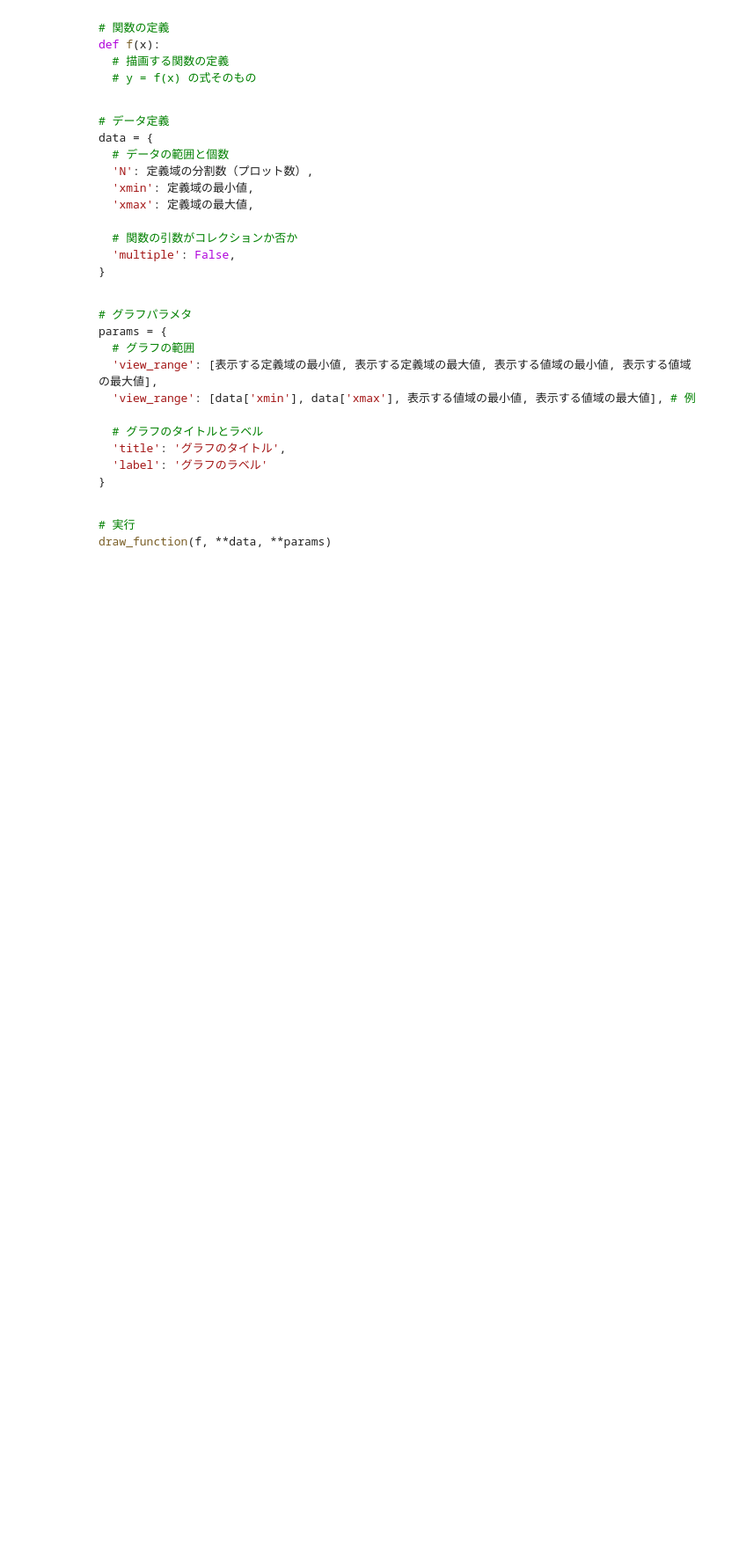
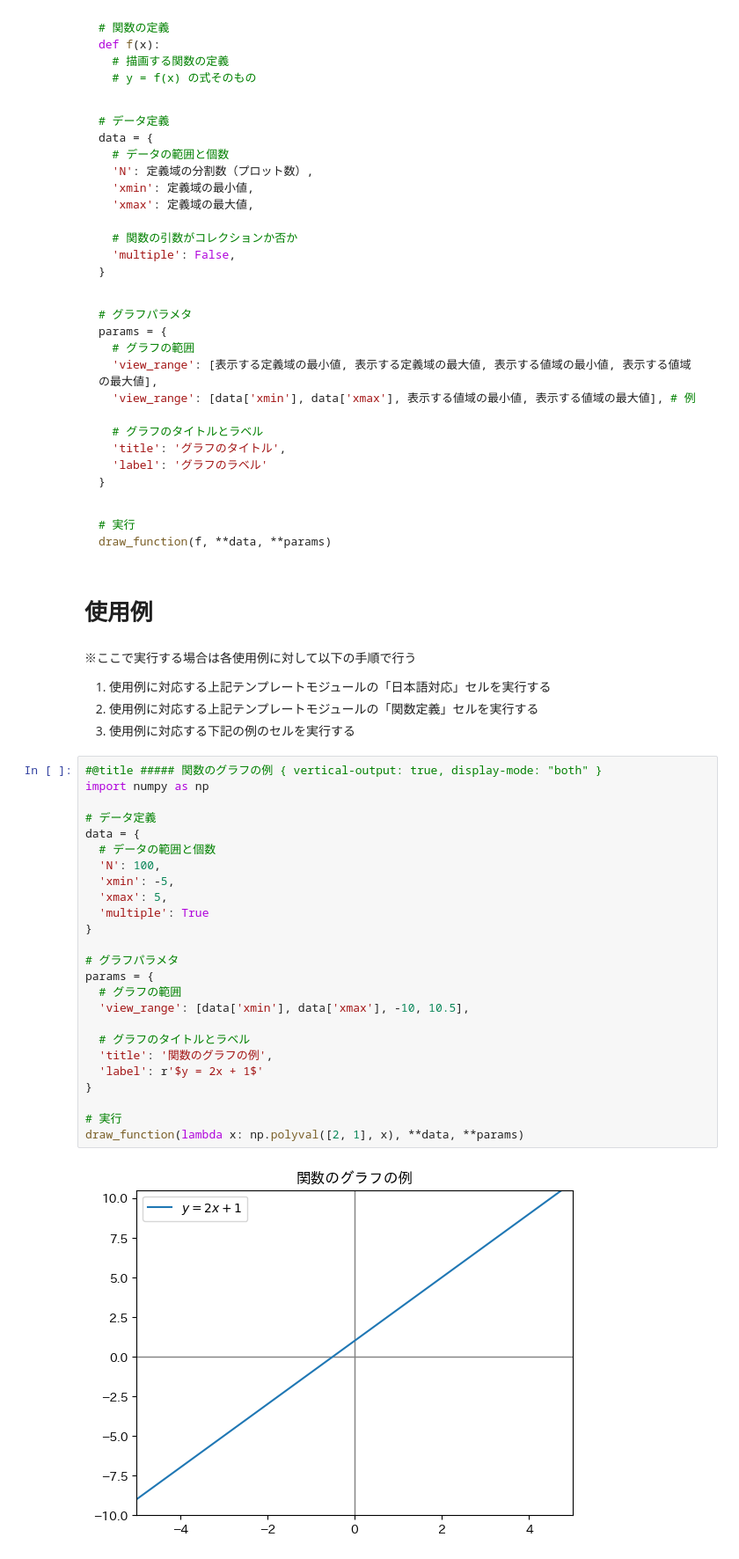
Before and after one commit to sasuraibito1125/google_colab, a Jupyter notebook: グラフテンプレート：関数のグラフ.ipynb, the cells around one changed output. Shown at 88% size. Cells and saved outputs as stored; diff of their text form; blank space fills up the shorter version.

`````diff
--- a/グラフテンプレート：関数のグラフ.ipynb
+++ b/グラフテンプレート：関数のグラフ.ipynb
@@ -226,3 +226,37 @@ params = {
 # 実行
 draw_function(f, **data, **params)
 ````
+# %% [markdown]
+# 使用例
+# %% [markdown]
+※ここで実行する場合は各使用例に対して以下の手順で行う
+1. 使用例に対応する上記テンプレートモジュールの「日本語対応」セルを実行する
+2. 使用例に対応する上記テンプレートモジュールの「関数定義」セルを実行する
+3. 使用例に対応する下記の例のセルを実行する
+# %%
+#@title ##### 関数のグラフの例 { vertical-output: true, display-mode: "both" }
+import numpy as np
+
+# データ定義
+data = {
+  # データの範囲と個数
+  'N': 100,
+  'xmin': -5,
+  'xmax': 5,
+  'multiple': True
+}
+
+# グラフパラメタ
+params = {
+  # グラフの範囲
+  'view_range': [data['xmin'], data['xmax'], -10, 10.5],
+
+  # グラフのタイトルとラベル
+  'title': '関数のグラフの例',
+  'label': r'$y = 2x + 1$'
+}
+
+# 実行
+draw_function(lambda x: np.polyval([2, 1], x), **data, **params)
+# %% [output]
+[figure, added]
`````
